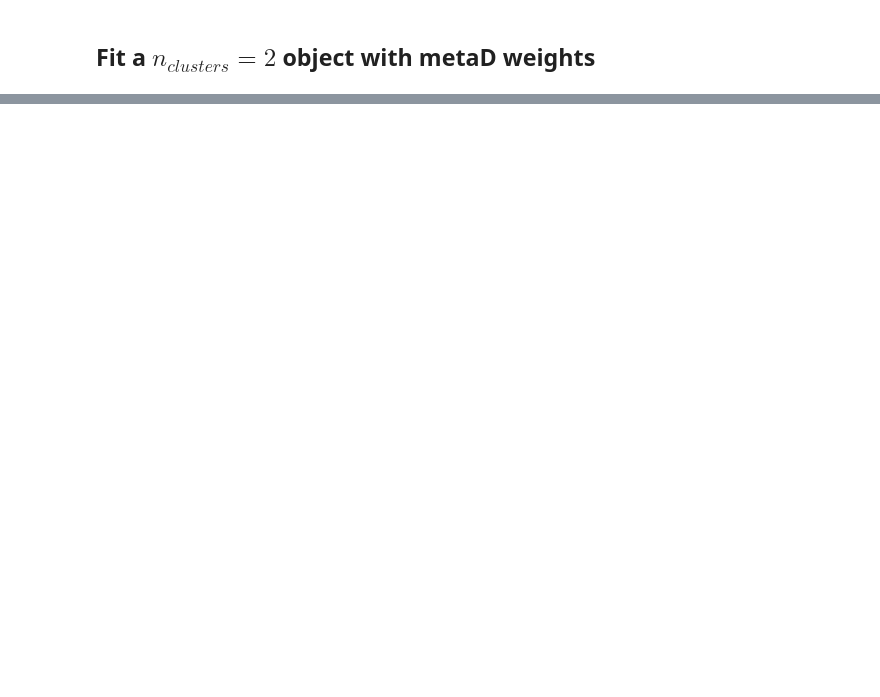
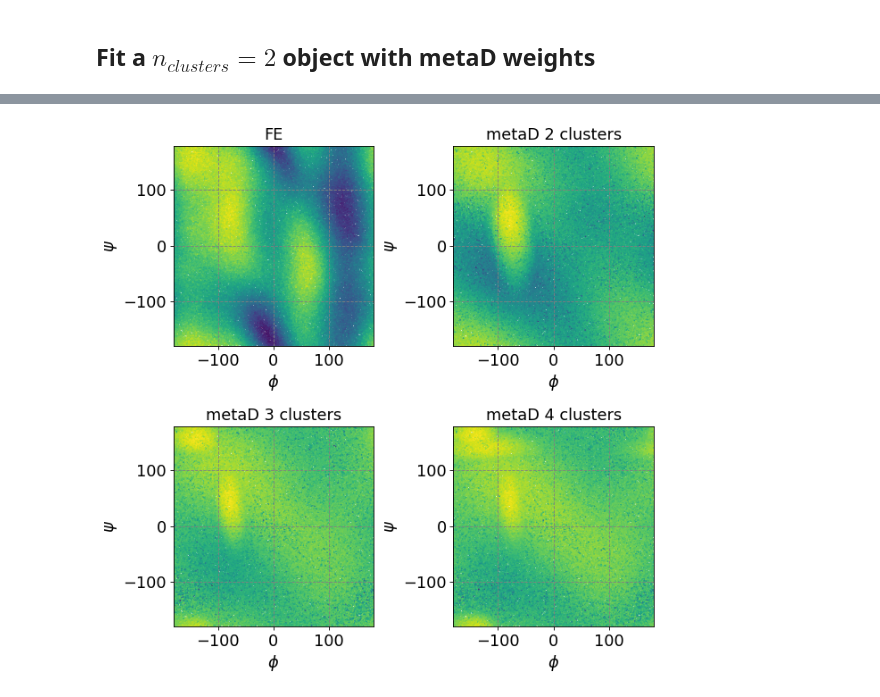
Before and after one commit to mccullaghlab/shapeGMMTorch, a Jupyter notebook: examples/adp_example/cluster_adp_metaD_weights.ipynb, the cells around one changed output, grey strips where cells are left out. Cells and saved outputs as stored; diff of their text form; code cells hidden in the pictures; blank space fills up the shorter version.

```diff
--- a/examples/adp_example/cluster_adp_metaD_weights.ipynb
+++ b/examples/adp_example/cluster_adp_metaD_weights.ipynb
@@ -166,0 +305,28 @@ Number of attempts: 10
+# %%
+ll_per_frame = sgmm_metaD_weights.train_frame_log_likelihood/sgmm_metaD_weights.frame_weights
+ll_per_frame_2clusters = sgmm_metaD_weights_2clusters.train_frame_log_likelihood/sgmm_metaD_weights_2clusters.frame_weights
+ll_per_frame_4clusters = sgmm_metaD_weights_4clusters.train_frame_log_likelihood/sgmm_metaD_weights_4clusters.frame_weights
+# %%
+fontsize=16
+phi = rama.results.angles[::1,0,0]
+psi = rama.results.angles[::1,0,1]
+fig, ax = plt.subplots(2,2,figsize=(8,8),dpi=80)
+c = np.log(frame_weights)
+rama_plot(ax[0,0],phi,psi,c,"FE")
+c = ll_per_frame_2clusters-np.amin(ll_per_frame_2clusters)
+c /= np.sum(c)
+rama_plot(ax[0,1],phi,psi,c,"metaD 2 clusters")
+c = ll_per_frame-np.amin(ll_per_frame)
+c /= np.sum(c)
+rama_plot(ax[1,0],phi,psi,c,"metaD 3 clusters")
+c = ll_per_frame_4clusters-np.amin(ll_per_frame_4clusters)
+c /= np.sum(c)
+phi = rama.results.angles[::1,0,0]
+psi = rama.results.angles[::1,0,1]
+rama_plot(ax[1,1],phi,psi,c,"metaD 4 clusters")
+
+#show plot
+plt.tight_layout()
+plt.show()
+# %% [output]
+[figure, added]
```
Also changed, not shown: parts of 30 cells of this notebook, 27 other files.
